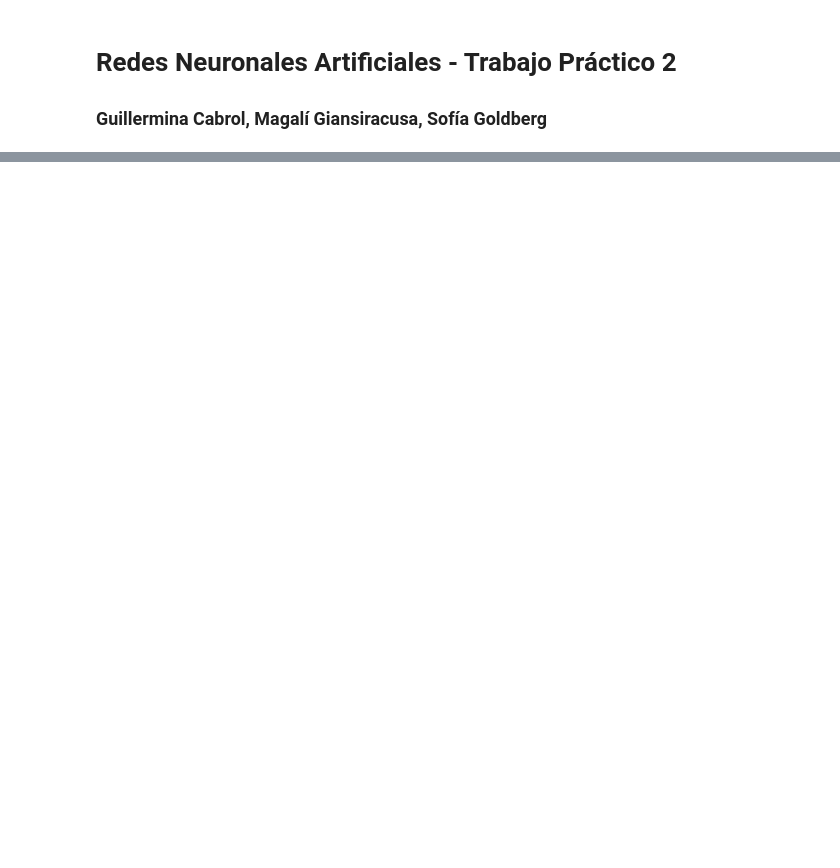
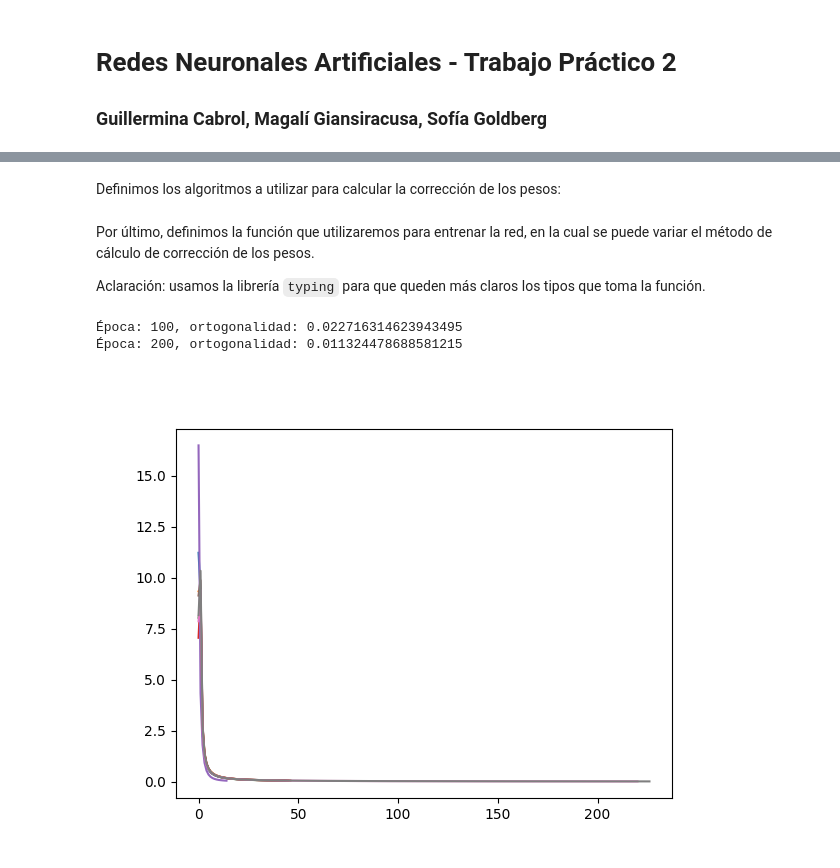
Before and after one commit to sgoldberg27/redes_neuronales-1C2023, a Jupyter notebook: TP2/tp2.ipynb, the cells around one changed output, grey strips where cells are left out. Cells and saved outputs as stored; diff of their text form; code cells hidden in the pictures; blank space fills up the shorter version.

```diff
--- a/TP2/tp2.ipynb
+++ b/TP2/tp2.ipynb
@@ -45,0 +52,5 @@ W = PCA_train(X, M, oja_correction, epochs=100, lr=0.001)
+# %%
+def initialize_weights(N: int, M: int):
+    return seed.normal(0, 0.1, (N, M))
+# %% [markdown]
+Definimos los algoritmos a utilizar para calcular la corrección de los pesos:
@@ -45,0 +68,50 @@ W = PCA_train(X, M, oja_correction, epochs=100, lr=0.001)
+# %% [markdown]
+Por último, definimos la función que utilizaremos para entrenar la red, en la cual se puede variar el método de cálculo de corrección de los pesos.
+
+Aclaración: usamos la librería `typing` para que queden más claros los tipos que toma la función.
+# %%
+from typing import Callable
+
+CorrectionFunc = Callable[[np.ndarray, np.ndarray, np.ndarray], np.ndarray]
+
+def PCA_train(
+    X: np.ndarray,
+    M: int,
+    corr: CorrectionFunc,
+    *,
+    epochs: int = 1000,
+    ort_threshold: float = 0.01,
+    lr: float = 0.001,
+) -> np.ndarray:
+
+    W = initialize_weights(X.shape[1], M)
+    current_lr = lr
+    orthogonalities = []
+
+    for t in range(1, epochs + 1):
+        for i in range(X.shape[0]):
+            x = X[i].reshape(1, -1)
+            Y = np.dot(x, W)
+            W += current_lr * corr(W, x, Y)
+
+        o = orthogonality(W)
+        orthogonalities.append(o)
+
+        if o < ort_threshold:
+            break
+
+        if t % 100 == 0:
+            print(f"Época: {t:03}, ortogonalidad: {o}")
+
+        current_lr = lr / t
+
+    plt.plot(orthogonalities)
+    plt.show()
+
+    return W
+# %%
+W = PCA_train(X, M, oja_correction)
+# %% [output]
+Época: 100, ortogonalidad: 0.022716314623943495
+Época: 200, ortogonalidad: 0.011324478688581215
+[figure, added]
```
Also changed, not shown: parts of 14 cells of this notebook.
